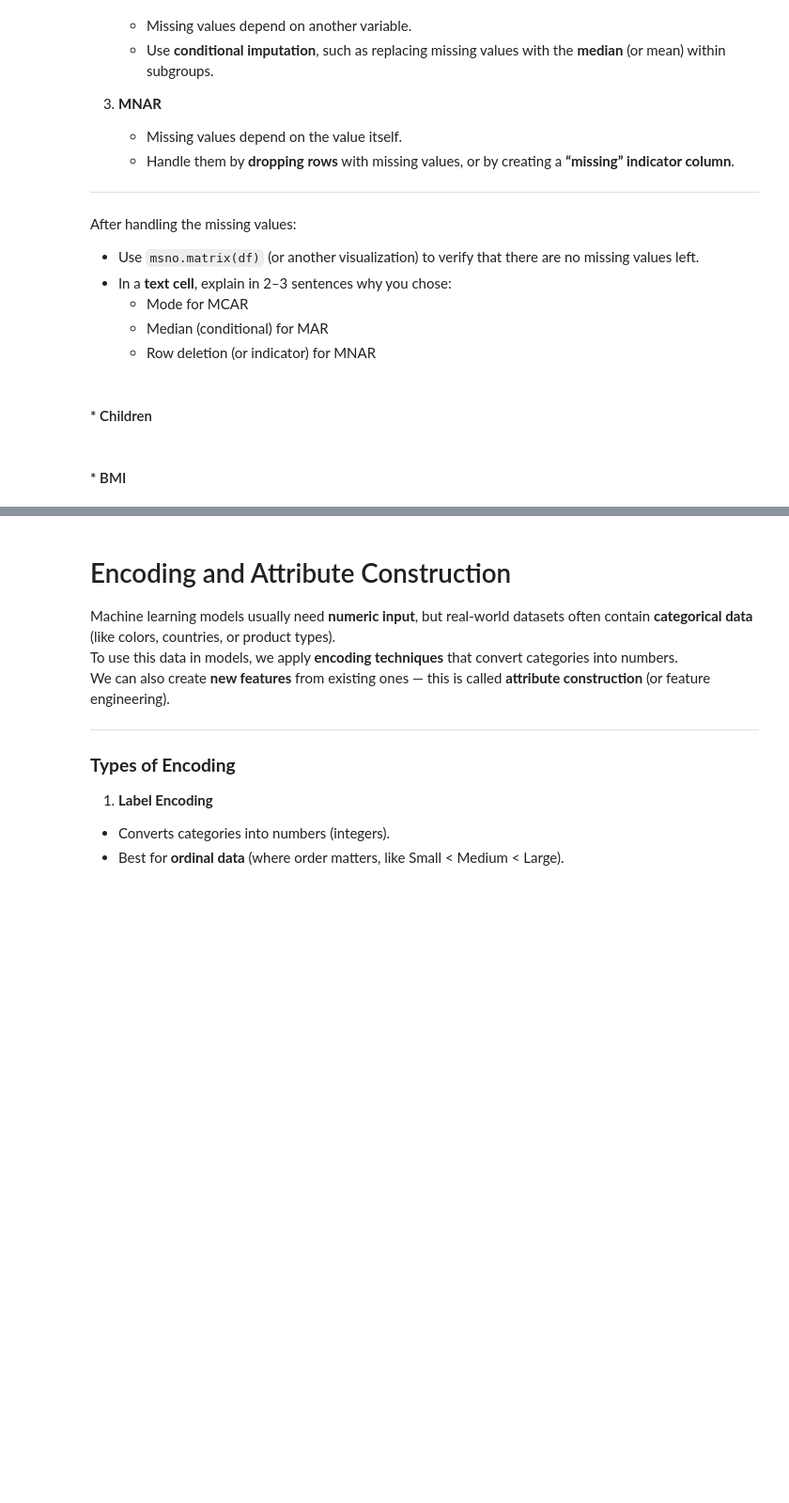
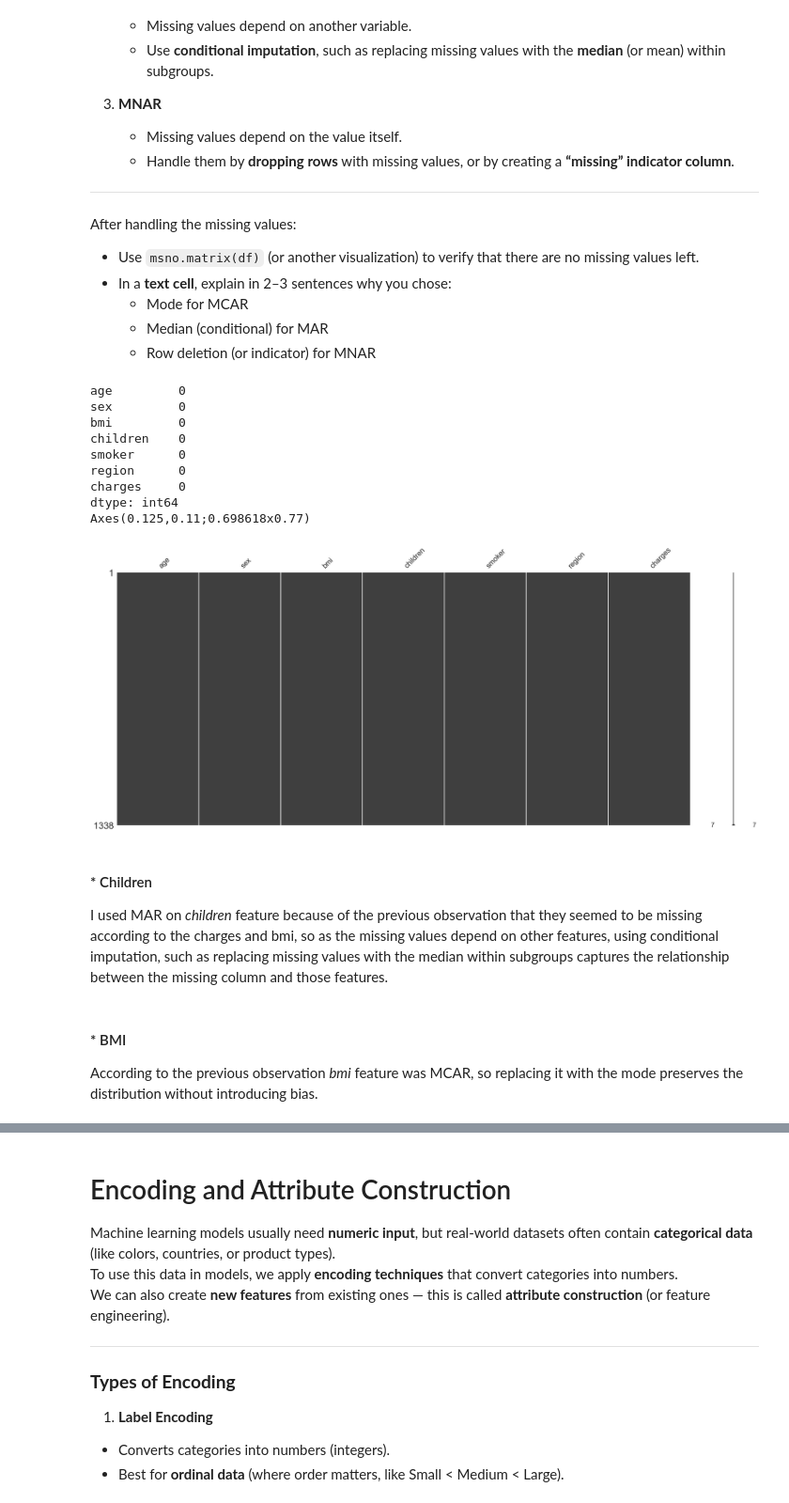
Before and after one commit to JotaN98/MCsDataScience_AI, a Jupyter notebook: Lab1/Lab1.ipynb, the cells around one changed output, grey strips where cells are left out. Shown: that part at 94% size. Drawn from its saved outputs; the diff is of its cells as text; code cells hidden in the pictures; blank space fills up the shorter version.

```diff
--- a/Lab1/Lab1.ipynb
+++ b/Lab1/Lab1.ipynb
@@ -500,9 +498,38 @@ After handling the missing values:
   - Mode for MCAR
   - Median (conditional) for MAR
   - Row deletion (or indicator) for MNAR
+# %%
+#age->MCAR
+df["age"] = df["age"].fillna(df["age"].mode()[0])
+
+#bmi -> MCAR
+df["bmi"] = df["bmi"].fillna(df["bmi"].mode()[0])
+
+#children->MAR
+df["bmi_group"] = pd.cut(df["bmi"], bins=[0,25,30,40], labels=["low","medium","high"], include_lowest=True)
+df["charges_group"] = pd.qcut(df["charges"], q=2, labels=["low_charge","high_charge"])
+df["children"] = df.groupby("charges_group")["children"].transform(lambda x: x.fillna(x.median())
+)
+df = df.drop(['charges_group','bmi_group'], axis=1)
+
+print(df.isnull().sum())
+print(msno.matrix(df))
+# %% [output]
+age         0
+sex         0
+bmi         0
+children    0
+smoker      0
+region      0
+charges     0
+dtype: int64
+Axes(0.125,0.11;0.698618x0.77)
+[figure, added]
 # %% [markdown]
 #### * Children
+I used MAR on _children_ feature because of the previous observation that they seemed to be missing according to the charges and bmi, so as the missing values depend on other features, using conditional imputation, such as replacing missing values with the median within subgroups captures the relationship between the missing column and those features.
 # %% [markdown]
 #### * BMI
+According to the previous observation _bmi_ feature was MCAR, so replacing it with the mode preserves the distribution without introducing bias.
 # %% [markdown]
 #### * Age
```
Also changed, not shown: parts of 2 cells of this notebook.
